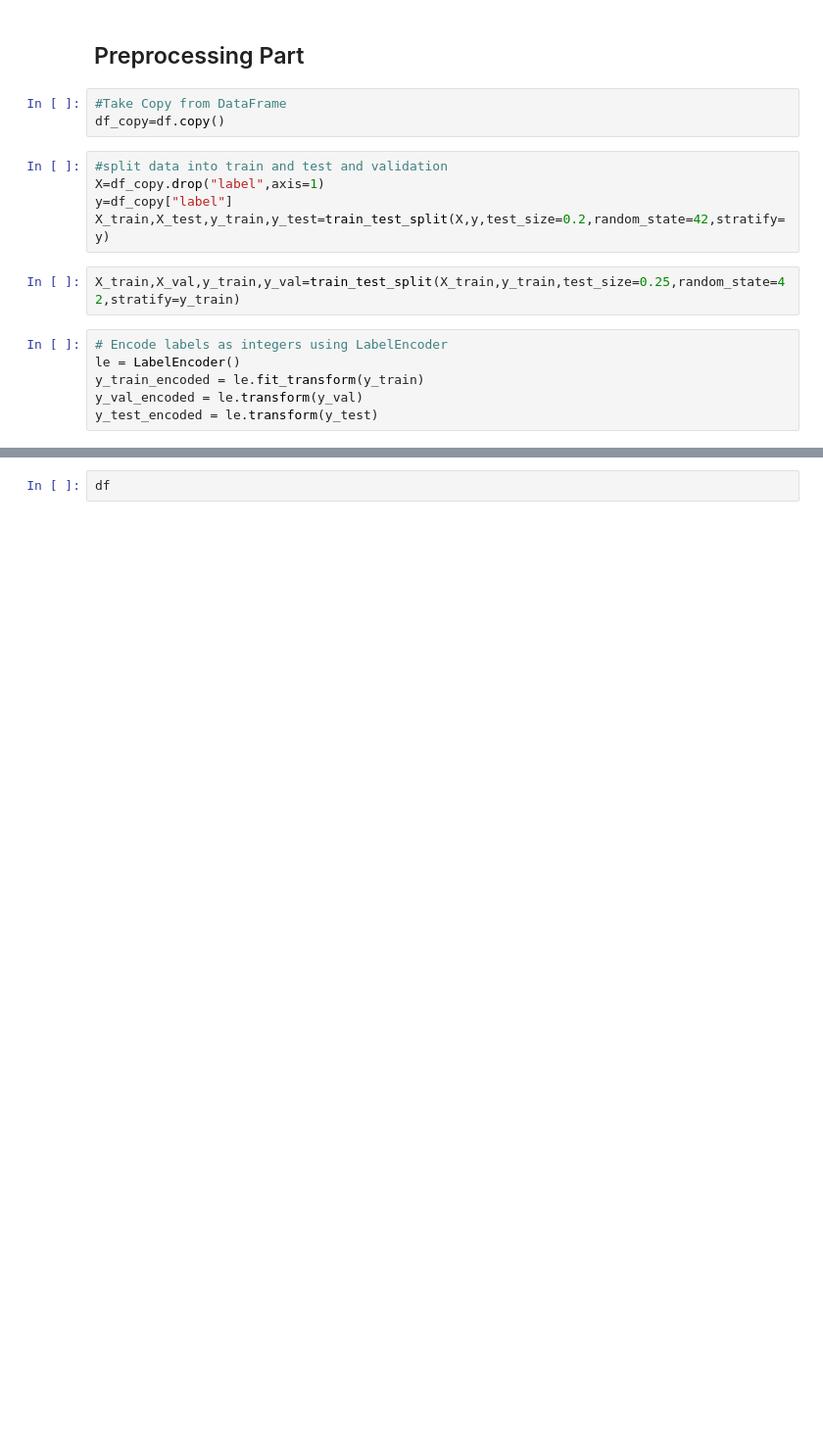
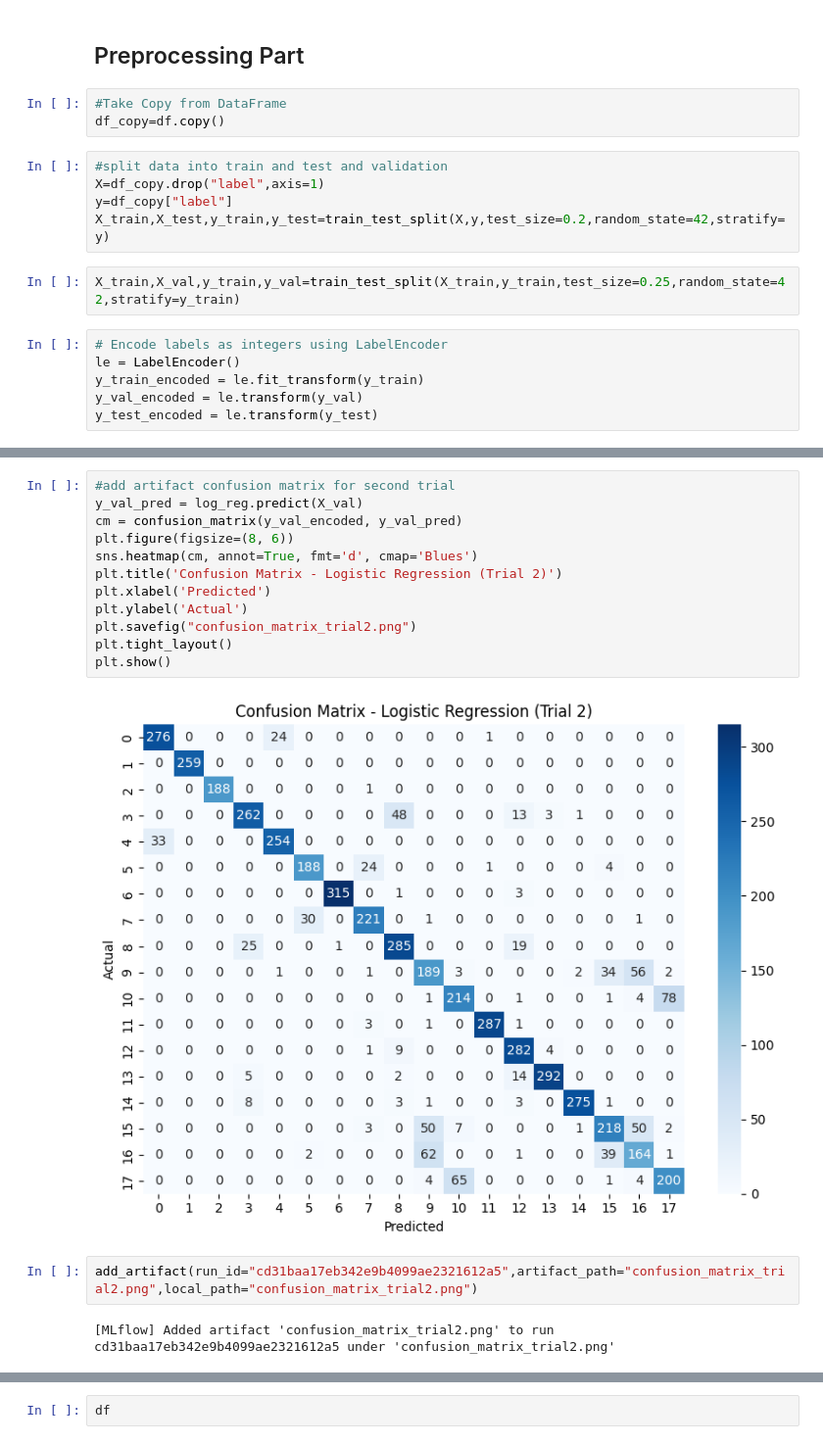
Before and after one commit to Fayad-nullPointer/hand_guestuires, a Jupyter notebook: notebook.ipynb, the cells around one changed output, grey strips where cells are left out. Shown at 98% size. Saved outputs shown, nothing was run; the diff lists cells and outputs as text; blank space fills up the shorter version.

```diff
--- a/notebook.ipynb
+++ b/notebook.ipynb
@@ -255,0 +277,18 @@ print("Accuracy for Best Logistic Regression:", accuracy_score(y_val_encoded, y_
+# %%
+#add artifact confusion matrix for second trial
+y_val_pred = log_reg.predict(X_val)
+cm = confusion_matrix(y_val_encoded, y_val_pred)
+plt.figure(figsize=(8, 6))
+sns.heatmap(cm, annot=True, fmt='d', cmap='Blues')
+plt.title('Confusion Matrix - Logistic Regression (Trial 2)')
+plt.xlabel('Predicted')
+plt.ylabel('Actual')
+plt.savefig("confusion_matrix_trial2.png")
+plt.tight_layout()
+plt.show()
+# %% [output]
+[figure, added]
+# %%
+add_artifact(run_id="cd31baa17eb342e9b4099ae2321612a5",artifact_path="confusion_matrix_trial2.png",local_path="confusion_matrix_trial2.png")
+# %% [output]
+[MLflow] Added artifact 'confusion_matrix_trial2.png' to run cd31baa17eb342e9b4099ae2321612a5 under 'confusion_matrix_trial2.png'
```
Also changed, not shown: parts of 85 cells of this notebook.
